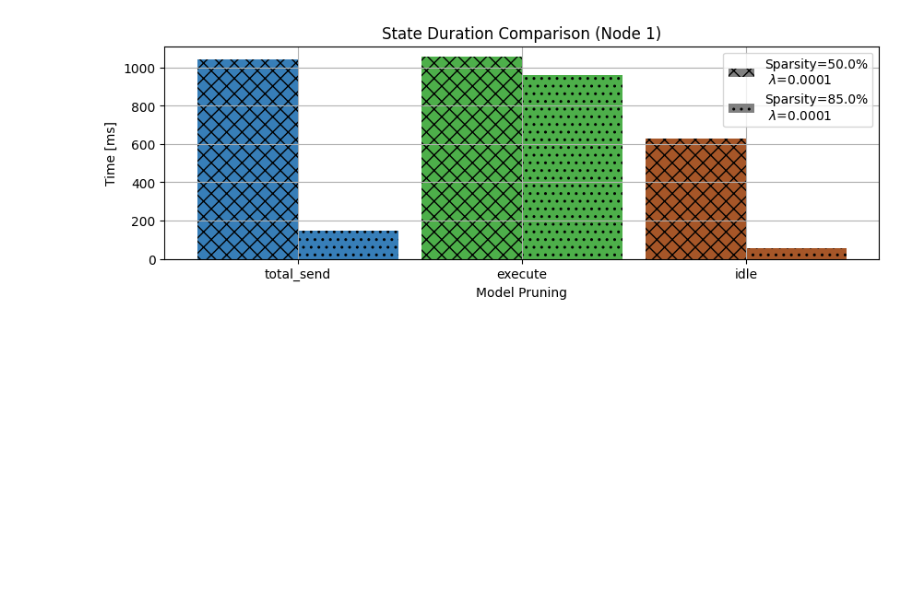
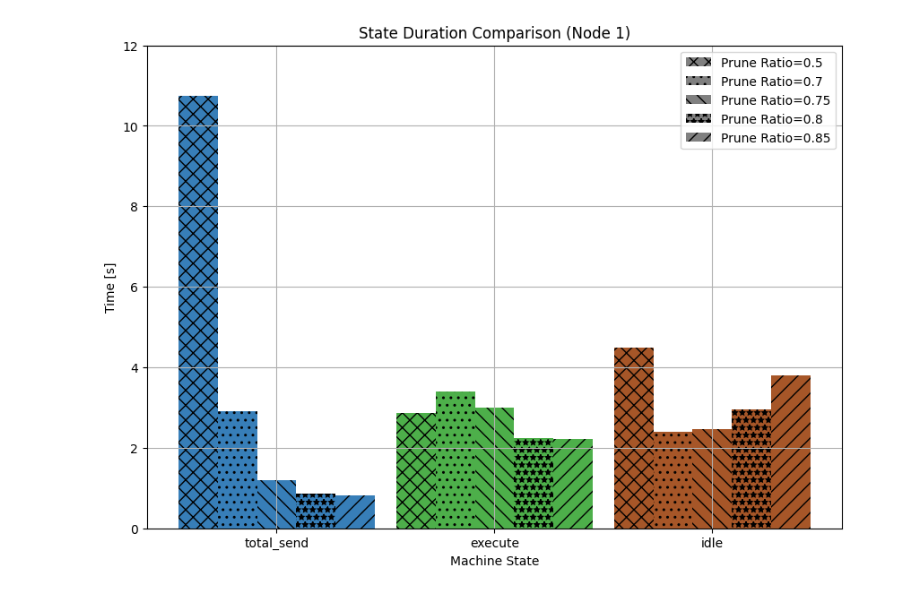
Before and after one commit to neu-spiral/CaP2, a Jupyter notebook: sandbox/plot_timing.ipynb, the cells around one changed output. Drawn from its saved outputs; the diff is of its cells as text; code cells hidden in the pictures; blank space fills up the shorter version.

```diff
--- a/sandbox/plot_timing.ipynb
+++ b/sandbox/plot_timing.ipynb
@@ -20,10 +20,11 @@ DO_SAVE = True
 #run_names = ['resnet101_pr50_lcm0.0001_batch16', 'resnet101_pr75_lcm0.0001_batch16', 'resnet101_pr85_lcm0.0001_batch16'] # these logs dont have rx ip and port yet
 #run_names = ['resnet18_pr50_lcm0.0001_batch64', 'resnet18_pr75_lcm0.0001_batch64', 'resnet18_pr85_lcm0.0001_batch64'] # these logs dont have rx ip and port yet
 #run_names = [ 'filter']
-run_names = ['cifar100-resnet101-kernel-np4-pr0.5-lcm1e-04-batch16', 'cifar100-resnet101-kernel-np4-pr0.85-lcm1e-04-batch16']
+#run_names = ['cifar100-resnet101-kernel-np4-pr0.5-lcm1e-04-batch16', 'cifar100-resnet101-kernel-np4-pr0.85-lcm1e-04-batch16']
+run_names = [f'esc-EscFusion-kernel-np4-pr{pr}-lcm1000' for pr in ["0.5", "0.7", "0.75", "0.8", "0.85"]]
 num_runs = len(run_names)
 test_name = run_names[0]
-log_name = 'resnet101'
+log_name = 'EscFusion'
 num_nodes = 4
 
 save_dir = os.path.join('assets', 'figs', test_name)
@@ -378,7 +397,7 @@ if DO_SAVE:
 '''
 
 CB_color_cycle_short = ['#377eb8', '#4daf4a', '#a65628']
-hatch_list = ["xx", "..", "\\\\", "**"]
+hatch_list = ["xx", "..", "\\\\", "**", '//', '++']
 stages = ['total_send','execute', 'idle']
 num_stages = len(stages)
 
@@ -389,7 +408,7 @@ run_values = np.arange(num_runs)*width
 legend_strs = []
 
 # make plot
-plt.figure(figsize=(10,3))
+plt.figure(figsize=(10,7))
 plt.grid()
 
 # iterators
@@ -403,10 +422,16 @@ for irun in range(num_runs):
     run_name = run_names[irun]
     data_frames.append( split_run_results.combine_log_files(os.path.join('logs', run_name), log_name, num_nodes)[0] )
 
-    model_params = run_names[irun].split('-')
-    sparsity_percent = 100*float(model_params[4][2:])
-    lcm = float(model_params[5][3:] + '-' + model_params[6])
-    model_names.append(f'Sparsity={sparsity_percent}%\n $\lambda$={lcm}')
+    # get params (assume runname is the same as model name)
+    model_params = misc.parse_filename(run_names[irun]+'.pt')
+
+    prune_ratio = model_params['pr']
+    lcm = model_params['lcm']
+
+    if prune_ratio == 0:
+        model_names.append('Dense')
+    else:
+        model_names.append(f'Prune Ratio={prune_ratio}')
 
     # make dummy bar for legend
     plt.bar(0, 0, color="gray",  hatch= hatch_list[irun])
@@ -414,36 +439,36 @@ for irun in range(num_runs):
 # plot 1 stage at a time
 istage = 0
 for a_stage in stages:
 
     # fill array with value for each run
     stages_array = np.array([])
     for irun in range(num_runs):
         master_tmp = data_frames[irun]
         stage_time = master_tmp[(master_tmp['type'] == a_stage) & (master_tmp['node']==inode)]['dur'].sum(axis=0)
 
         # plot
-        plt.bar(stage_values[istage] + run_values[irun] - width/num_runs,
-                    stage_time,
+        plt.bar(stage_values[istage] + run_values[irun]  -width*num_runs/2 + width/2,
+                    stage_time/1e3,
                     width=width,
                     align='center',
                     color=CB_color_cycle_short[istage],
                     hatch= hatch_list[irun])
 
     # increase counters
     istage += 1
     irun += 1
 
 # labels
 plt.xticks(stage_values, stages)
 plt.title(f'State Duration Comparison (Node {inode})')
-plt.xlabel('Model Pruning')
-plt.ylabel('Time [ms]')
+plt.xlabel('Machine State')
+plt.ylabel('Time [s]')
 plt.legend(model_names)
 
 #_ = plt.xticks(layer_array*17.6, uniq_layers)
-#plt.ylim(0, 50)
+plt.ylim(0, 12)
 
 if DO_SAVE:
     plt.savefig(os.path.join(save_dir, 'state_dur_compare.jpg'))
 # %% [output]
-[figure, old version]
+[figure, new version]
```
Also changed, not shown: parts of 11 cells of this notebook.
